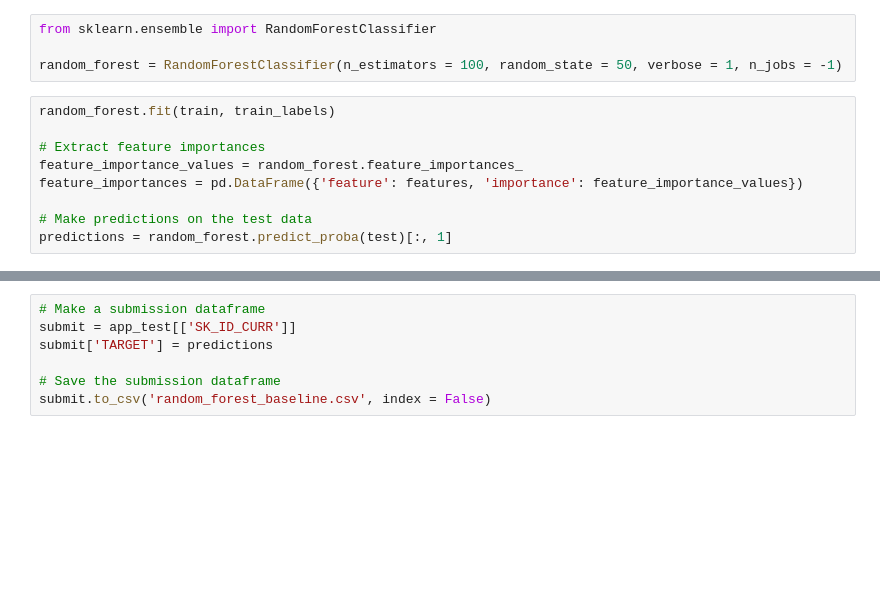
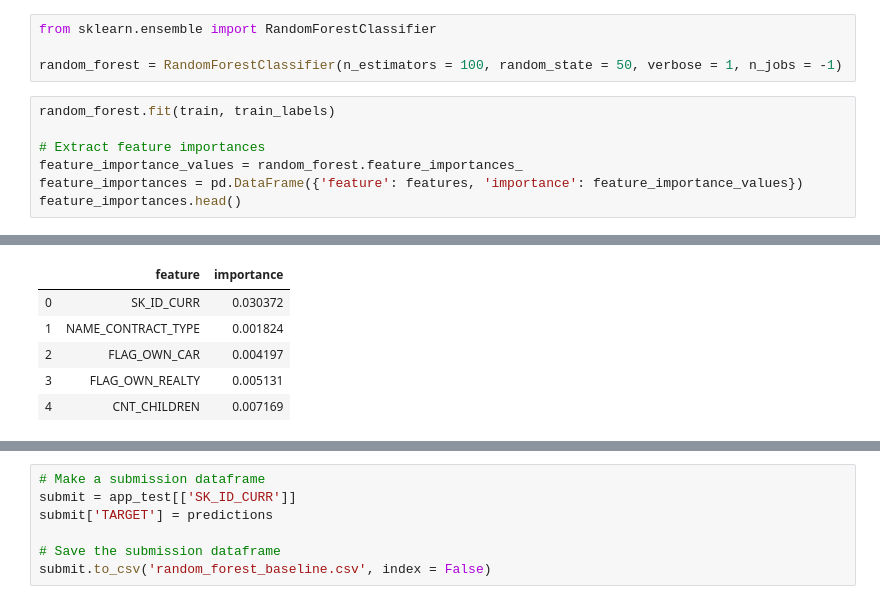
Before and after one commit to Yearang-Lee/Kaggle, a Jupyter notebook: 02_Home_Credit_Default_Risk/01_Main1.ipynb, the cells around one changed output, grey strips where cells are left out. Drawn from its saved outputs; the diff is of its cells as text; blank space fills up the shorter version.

```diff
--- a/02_Home_Credit_Default_Risk/01_Main1.ipynb
+++ b/02_Home_Credit_Default_Risk/01_Main1.ipynb
@@ -739,7 +740,5 @@ random_forest.fit(train, train_labels)
 # Extract feature importances
 feature_importance_values = random_forest.feature_importances_
 feature_importances = pd.DataFrame({'feature': features, 'importance': feature_importance_values})
-
-# Make predictions on the test data
-predictions = random_forest.predict_proba(test)[:, 1]
+feature_importances.head()
 # %% [output]
@@ -751,0 +748,6 @@ predictions = random_forest.predict_proba(test)[:, 1]
+|  | feature | importance |
+| 0 | SK_ID_CURR | 0.030372 |
+| 1 | NAME_CONTRACT_TYPE | 0.001824 |
+| 2 | FLAG_OWN_CAR | 0.004197 |
+| 3 | FLAG_OWN_REALTY | 0.005131 |
+| 4 | CNT_CHILDREN | 0.007169 |
```
Also changed, not shown: parts of 16 cells of this notebook, 1 other file.
